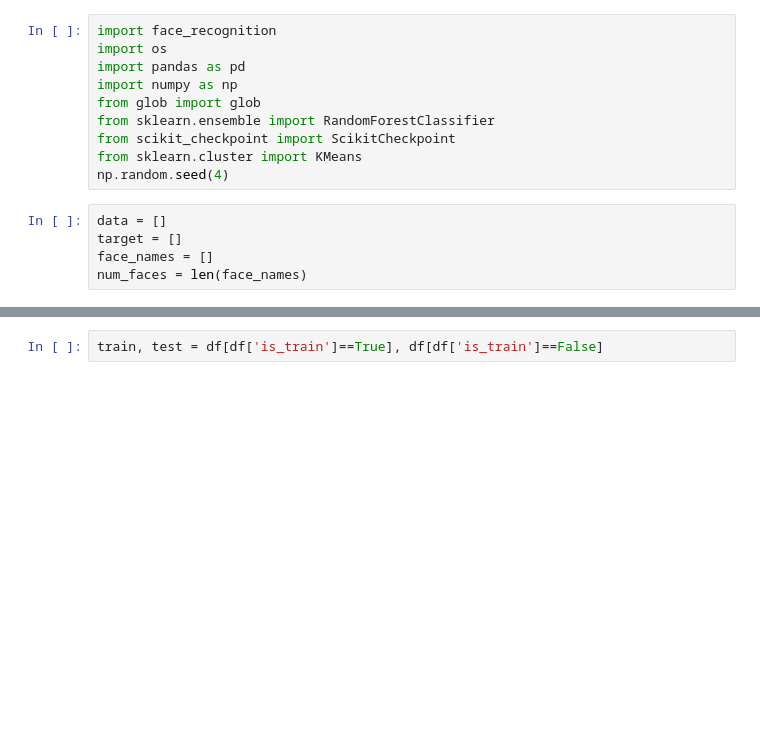
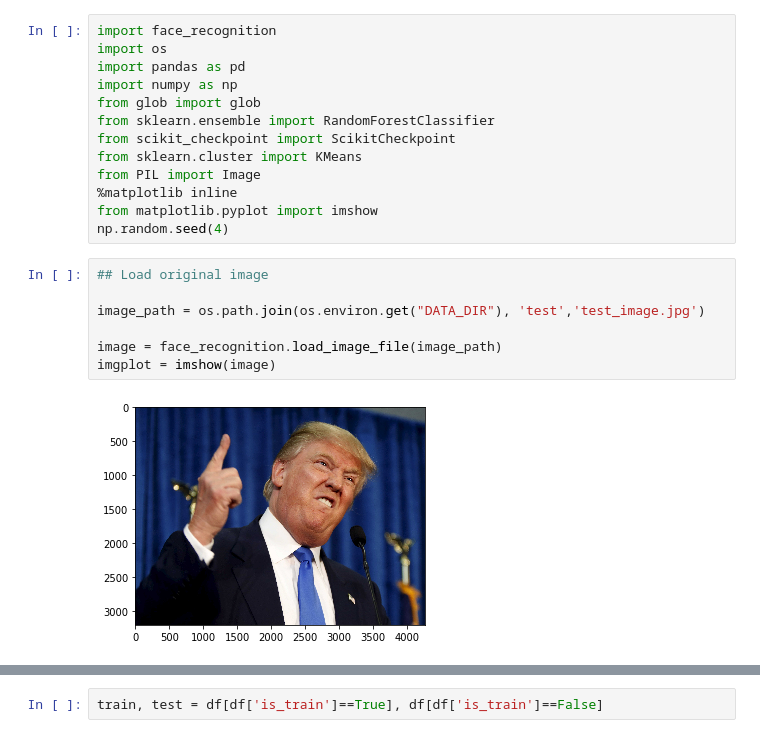
Before and after one commit to rammurthym/datmo-face-recognition, a Jupyter notebook: src/vision.ipynb, the cells around one changed output, grey strips where cells are left out. Saved outputs shown, nothing was run; the diff lists cells and outputs as text; blank space fills up the shorter version.

Commit message:
adding notebook for facial recognition and object recognition

```diff
--- a/src/vision.ipynb
+++ b/src/vision.ipynb
@@ -7,9 +7,16 @@ from glob import glob
 from sklearn.ensemble import RandomForestClassifier
 from scikit_checkpoint import ScikitCheckpoint
 from sklearn.cluster import KMeans
+from PIL import Image
+%matplotlib inline
+from matplotlib.pyplot import imshow
 np.random.seed(4)
-# %%
-data = []
-target = []
-face_names = []
-num_faces = len(face_names)
+# %%
+## Load original image
+
+image_path = os.path.join(os.environ.get("DATA_DIR"), 'test','test_image.jpg')
+
+image = face_recognition.load_image_file(image_path)
+imgplot = imshow(image)
+# %% [output]
+[figure, added]
```
Also changed, not shown: parts of 12 cells of this notebook, 18 other files.
